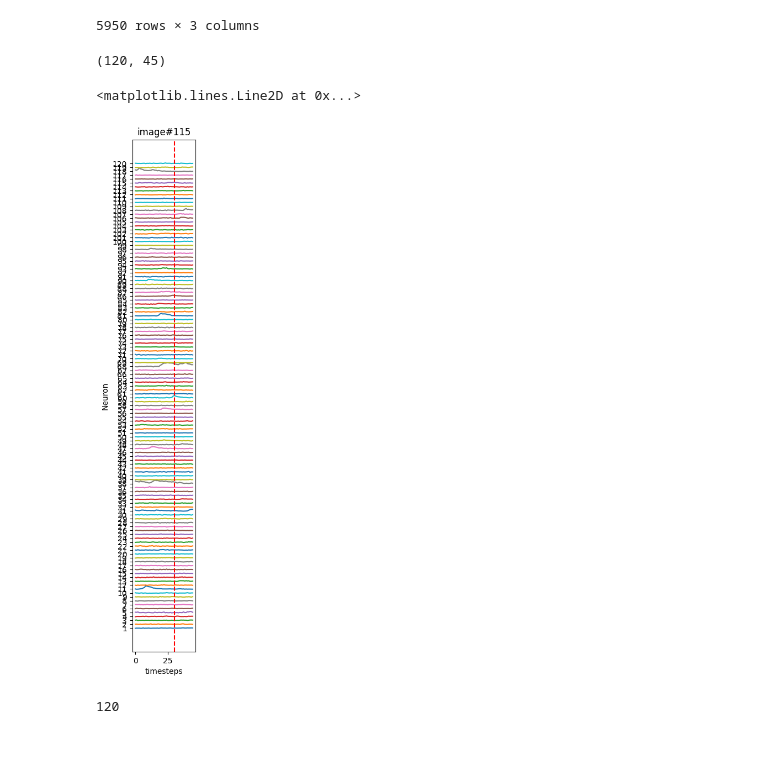
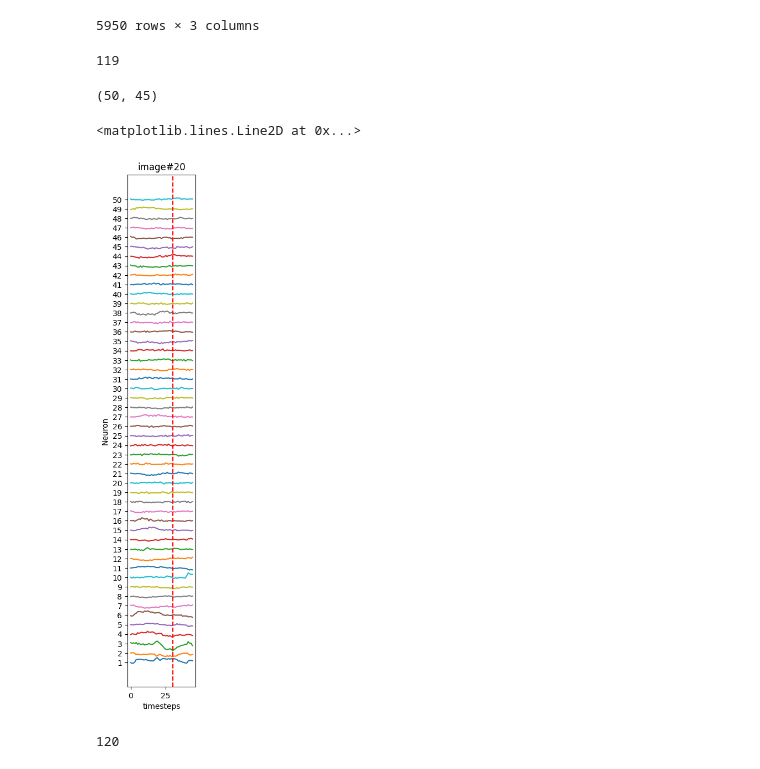
Before and after one commit to edwardyan95/ESE546_Project, a Jupyter notebook: test_project.ipynb, the cells around one changed output. Saved outputs shown, nothing was run; the diff lists cells and outputs as text; code cells hidden in the pictures.

```diff
--- a/test_project.ipynb
+++ b/test_project.ipynb
@@ -124,21 +122,26 @@ session_stim
 | 5948 | 9 | 96096 | 96103 |
 | 5949 | 107 | 96103 | 96110 |
 5950 rows × 3 columns
+# %%
+len(set(session_stim['frame'].to_numpy()))
+# %% [output]
+119
 # %%
 pca_dff, recon_dff = pca_and_pad(dFF)
 # %%
-natural_scene_data = extract_data_by_images(dFF, session_stim)
-natural_scene_data[0][1].shape
+prefix_frame = 30
+natural_scene_data, labels = extract_data_by_images(pca_dff, session_stim, pre=prefix_frame, post=7)
+natural_scene_data[0].shape
 # %% [output]
-(120, 45)
+(50, 45)
 # %%
-id = 10
-ax = plot_traces(natural_scene_data[id][1],np.arange(0,45), 'Neuron', figsize=(2,10))
-ax.set_title(f'image#{natural_scene_data[id][0]}')
-ax.axvline(x = 30, color = 'r', linestyle = '--')
+id = 4
+ax = plot_traces(natural_scene_data[id],np.arange(0,natural_scene_data[id].shape[1]), 'Neuron', figsize=(2,10))
+ax.set_title(f'image#{labels[id]}')
+ax.axvline(x = prefix_frame, color = 'r', linestyle = '--')
 # %% [output]
 <matplotlib.lines.Line2D at 0x...>
-[figure, old version]
+[figure, new version]
 # %%
 
 ax1 = plot_traces(pca_dff, np.arange(0,3000), input_type='pca')
```
Also changed, not shown: parts of 1 cell of this notebook, 2 other files.
